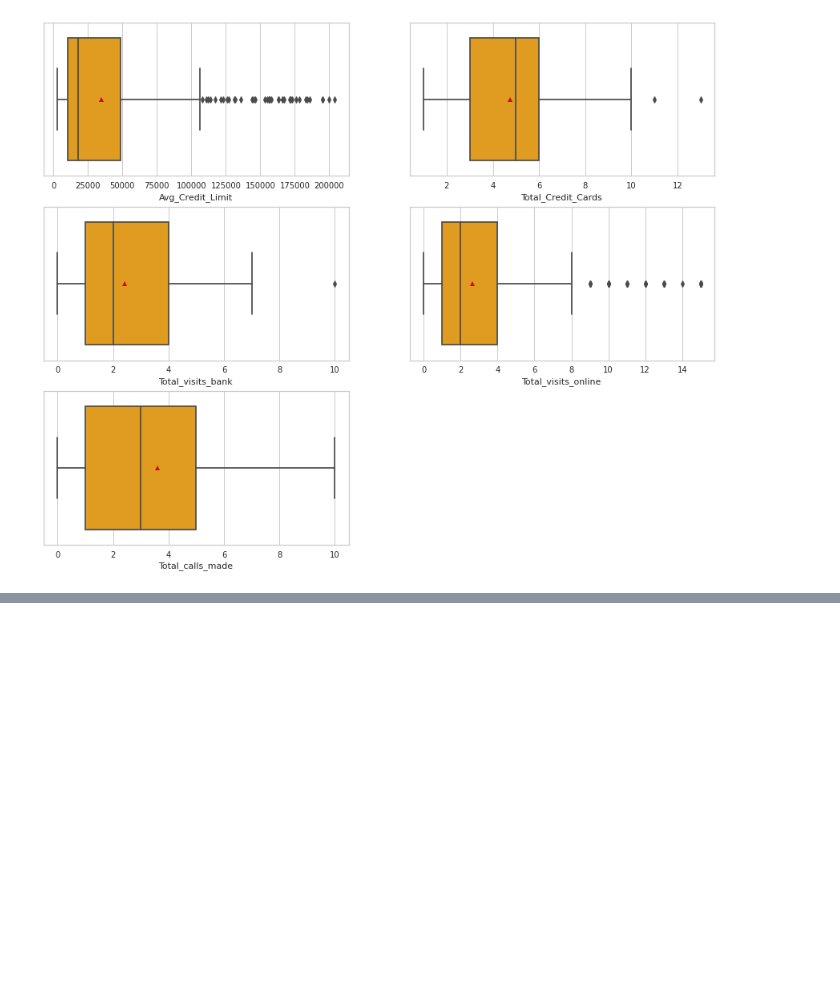
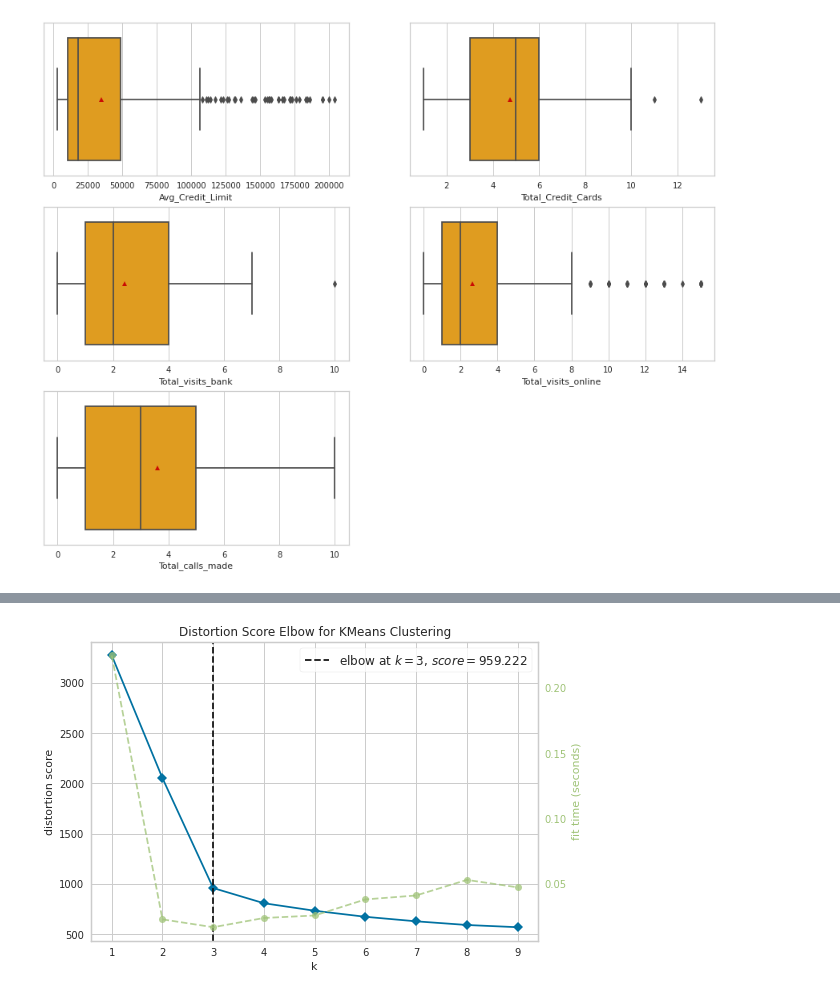
Before and after one commit to liangym2014/Data-science-and-machine-learning, a Jupyter notebook: 6.AllLife_Bank_Customer_Segmentation_Solution.ipynb, the cells around one changed output, grey strips where cells are left out. Cells and saved outputs as stored; diff of their text form; code cells hidden in the pictures; blank space fills up the shorter version.

```diff
--- a/6.AllLife_Bank_Customer_Segmentation_Solution.ipynb
+++ b/6.AllLife_Bank_Customer_Segmentation_Solution.ipynb
@@ -195,0 +229,5 @@ for i,col in enumerate(attribute_cols):
+# %%
+scaled_df = StandardScaler().fit_transform(df[attribute_cols])
+# %%
+scaled_df = pd.DataFrame(data = scaled_df, columns = df[attribute_cols].columns)
+scaled_df.head()
@@ -195,0 +244,9 @@ for i,col in enumerate(attribute_cols):
+# %%
+seed = 17  # random_state
+
+# metrics = "distortion", which computes the sum of squared distances from each point to its assigned center.
+visualizer = KElbowVisualizer(estimator = KMeans(), metric = "distortion", k=(1,10))
+visualizer.fit(scaled_df);
+visualizer.show();  # show distortion score and fit time for each k
+# %% [output]
+[figure, added]
```
Also changed, not shown: parts of 23 cells of this notebook.
